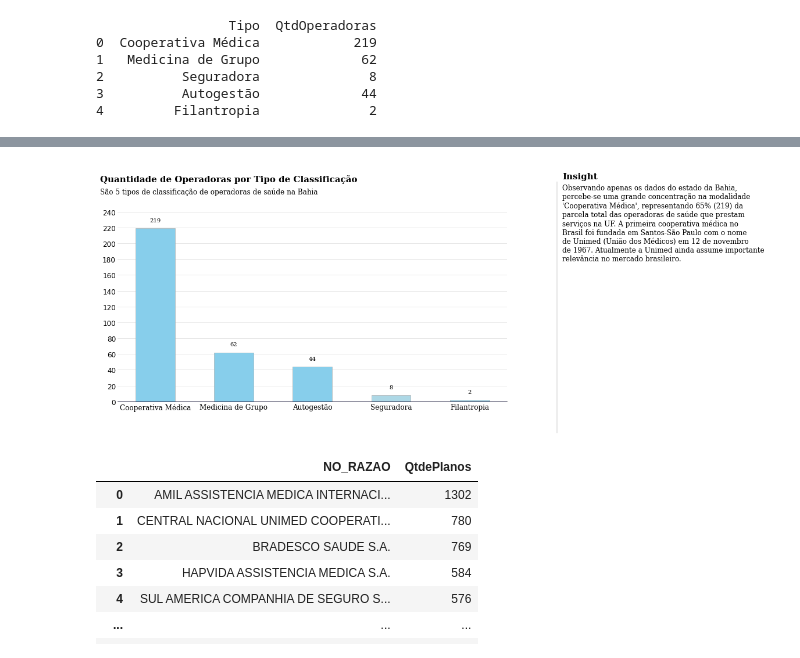
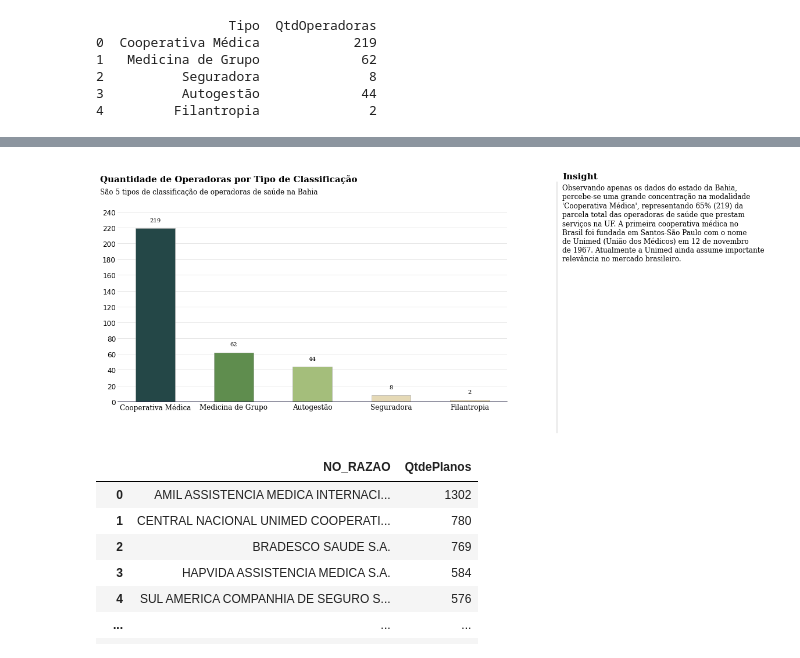
Before and after one commit to douglassodre/prestadoreseplanos, a Jupyter notebook: Prestadores e planos hospitalares.ipynb, the cells around one changed output, grey strips where cells are left out. Saved outputs shown, nothing was run; the diff lists cells and outputs as text; code cells hidden in the pictures.

```diff
--- a/Prestadores e planos hospitalares.ipynb
+++ b/Prestadores e planos hospitalares.ipynb
@@ -155,13 +239,17 @@ data = df_qtdeoperadora.groupby('Tipo')['QtdOperadoras'].sum().sort_values(ascen
 
 # Plot
 
-color_map = ['#ADD8E6' for _ in range(10)]
-color_map[0] = color_map[1] = color_map[2] =  '#87CEEB' # cor destaque
+color_map[0] = '#244747'
+color_map[1] = '#5F8D4E'
+color_map[2] =  '#A4BE7B'
+color_map[3] =  '#E5D9B6'
+color_map[4] =  '#E5D9B6'
 
 fig, ax = plt.subplots(1,1, figsize=(12, 6))
 ax.bar(data.index, data, width=0.5,
        edgecolor='darkgray',
        linewidth=0.6,color=color_map)
+
 
 # Rótulos
 for i in data.index:
@@ -194,31 +282,34 @@ percebe-se uma grande concentração na modalidade
 'Cooperativa Médica', representando 65% (219) da
 parcela total das operadoras de saúde que prestam
 serviços na UF. A primeira cooperativa médica no
 Brasil foi fundada em Santos-São Paulo com o nome
 de Unimed (União dos Médicos) em 12 de novembro
 de 1967. Atualmente a Unimed ainda assume importante
 relevância no mercado brasileiro.
 '''
          , fontsize=12, fontweight='light', fontfamily='serif')
 
 ax.grid(axis='y', linestyle='-', alpha=0.4)
 
 grid_y_ticks = np.arange(0, 250, 20) # y min, max, intervalo
 ax.set_yticks(grid_y_ticks)
 ax.set_axisbelow(True)
 
+
 # configurações da linha superior as categorias no eixo x
 plt.axhline(y = 0, color = 'blue', linewidth = 1.3, alpha = .7)
 
 ax.tick_params(axis='both', which='major', labelsize=12)
 
 
 import matplotlib.lines as lines
 l1 = lines.Line2D([1, 1], [0, 1], transform=fig.transFigure, figure=fig,color='black',lw=0.2)
 fig.lines.extend([l1])
 
 ax.tick_params(axis=u'both', which=u'both',length=0)
 
+
+
 plt.show()
 # %% [output]
-[figure, old version]
+[figure, new version]
```
Also changed, not shown: parts of 5 cells of this notebook.
